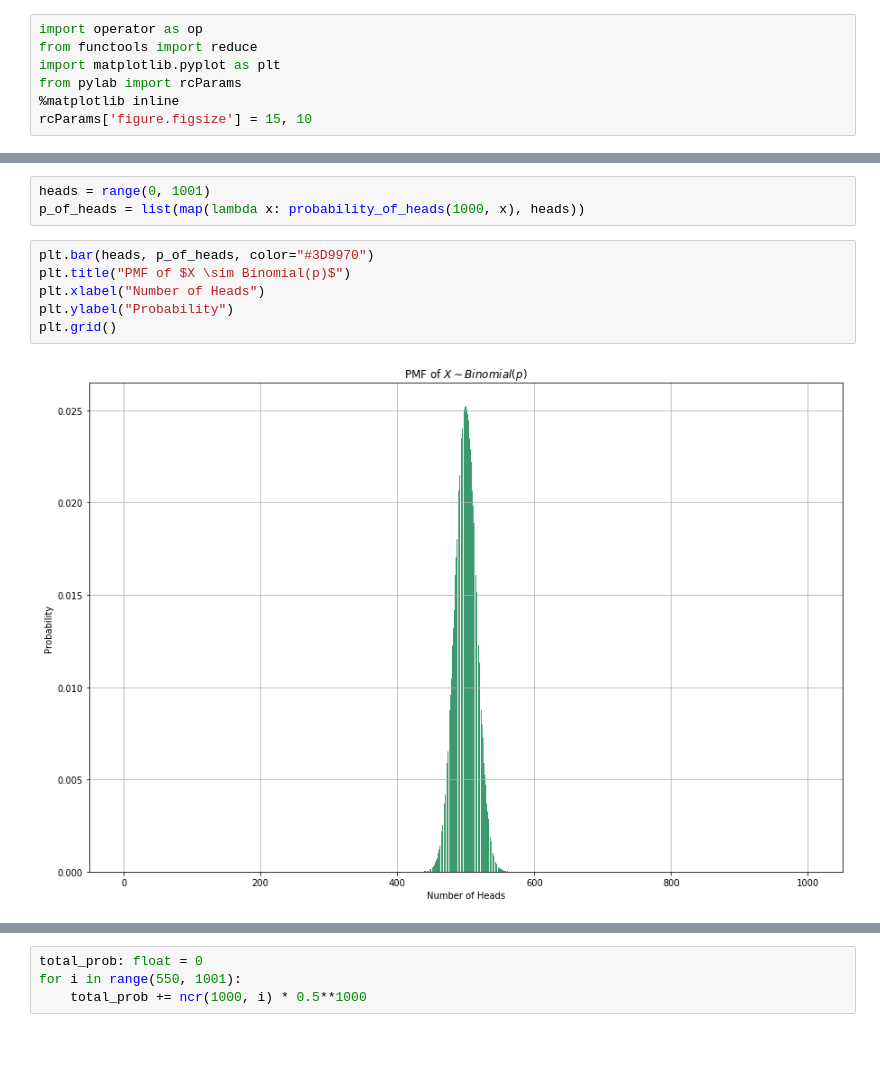
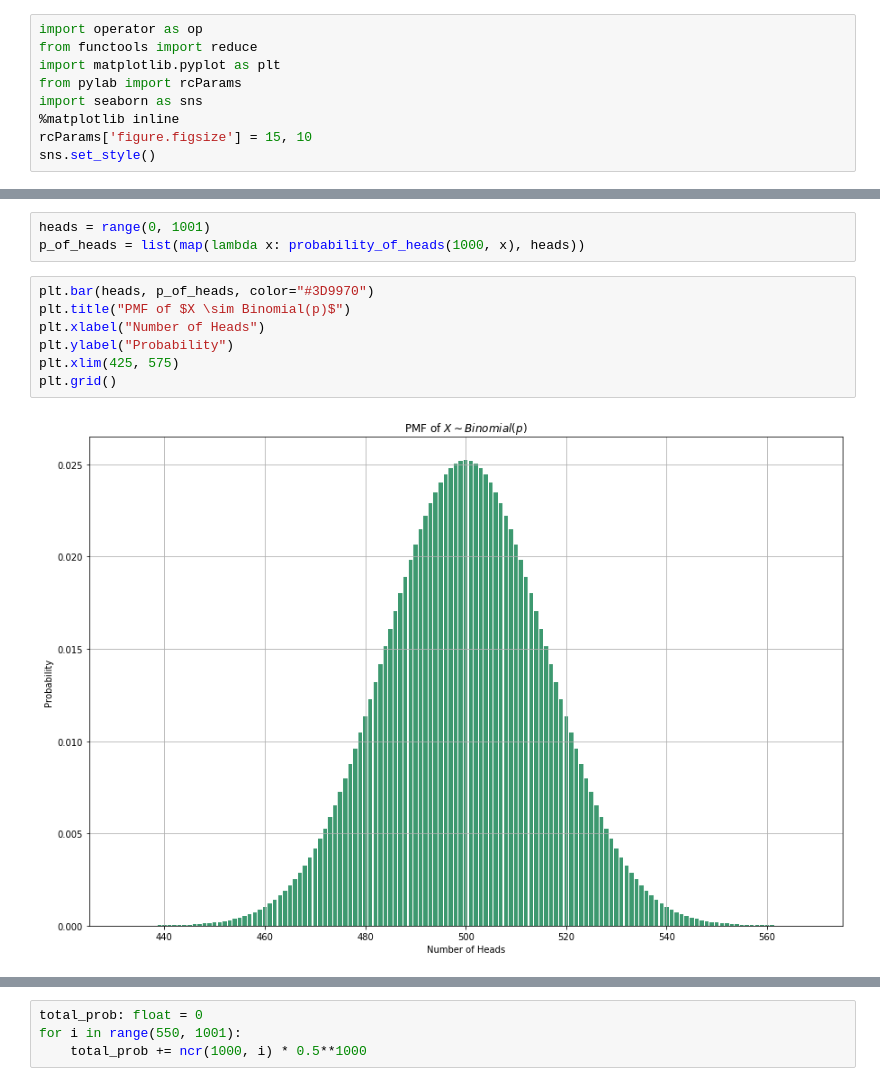
Before and after one commit to adijo/data-science-prep, a Jupyter notebook: code/Is this coin biased?.ipynb, the cells around one changed output, grey strips where cells are left out. Saved outputs shown, nothing was run; the diff lists cells and outputs as text; blank space fills up the shorter version.

```diff
--- a/code/Is this coin biased?.ipynb
+++ b/code/Is this coin biased?.ipynb
@@ -3,8 +3,10 @@ import operator as op
 from functools import reduce
 import matplotlib.pyplot as plt
 from pylab import rcParams
+import seaborn as sns
 %matplotlib inline
 rcParams['figure.figsize'] = 15, 10
+sns.set_style()
 # %%
 def ncr(n: int, r: int) -> int:
     r = min(r, n-r)
@@ -20,9 +22,10 @@ p_of_heads = list(map(lambda x: probability_of_heads(1000, x), heads))
 # %%
 plt.bar(heads, p_of_heads, color="#3D9970")
 plt.title("PMF of $X \sim Binomial(p)$")
 plt.xlabel("Number of Heads")
 plt.ylabel("Probability")
+plt.xlim(425, 575)
 plt.grid()
 # %% [output]
-[figure, old version]
+[figure, new version]
 # %%
```
Also changed, not shown: parts of 4 cells of this notebook, 1 other file.
